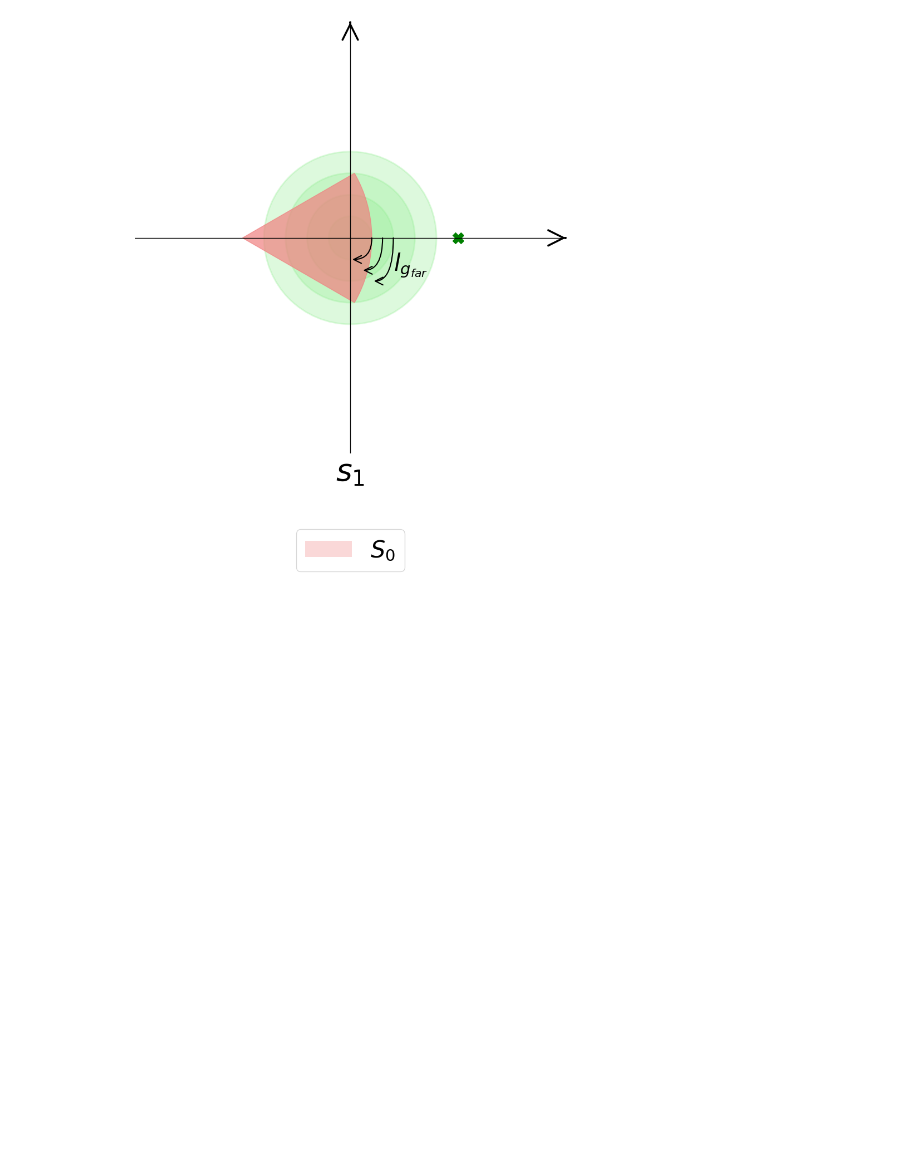
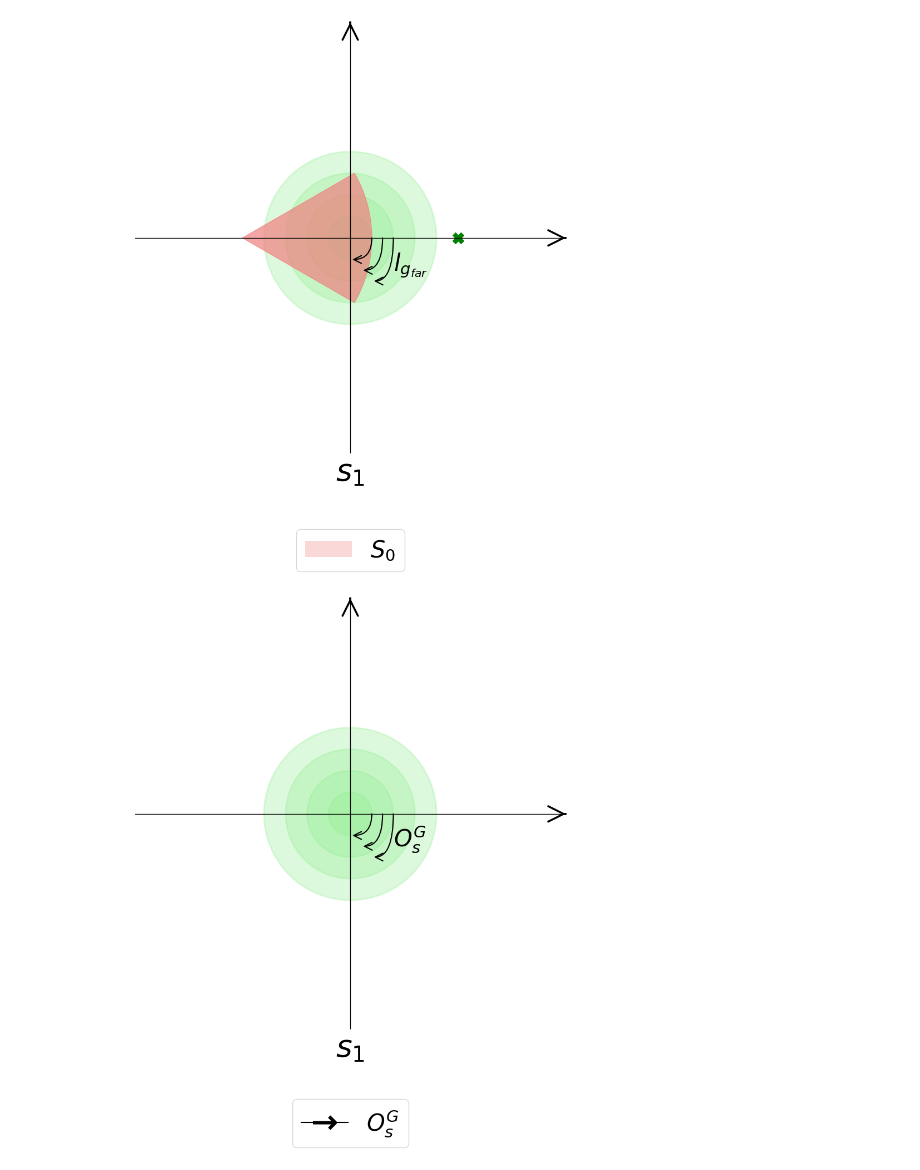
Before and after one commit to PaulNitschke/geo_meta_rl, a Jupyter notebook: notebooks/plots/hereditary_symmetry_plots.ipynb, the cells around one changed output. Cells and saved outputs as stored; diff of their text form; code cells hidden in the pictures; blank space fills up the shorter version.

Commit message:
start refactoring circle

```diff
--- a/notebooks/plots/hereditary_symmetry_plots.ipynb
+++ b/notebooks/plots/hereditary_symmetry_plots.ipynb
@@ -556,3 +556,75 @@ plt.savefig("global_generalization.png", dpi=300, bbox_inches='tight')
 plt.show()
 # %% [output]
 [figure]
+# %%
+fig, ax = plt.subplots(figsize=(FIG_HEIGHT, FIG_HEIGHT))
+
+# Set limits and aspect ratio
+ax.set_xlim(-2, 2)
+ax.set_ylim(-2, 2)
+ax.set_aspect('equal')
+# coordinate system
+import numpy as np
+
+ax.set_xticks([])
+ax.set_yticks([])
+
+
+# Draw axes
+ax.axhline(0, color='black', linewidth=1)
+ax.axvline(0, color='black', linewidth=1)
+# Arrow for s1 (x-axis)
+ax.annotate('', xy=(2.0, 0), xytext=(1.999, 0),
+            arrowprops=dict(arrowstyle='->', linewidth=2.5, color='black', mutation_scale=50))
+# Arrow for s2 (y-axis)
+ax.annotate('', xy=(0, 2), xytext=(0, 1.999),
+            arrowprops=dict(arrowstyle='->', linewidth=2.5, color='black', mutation_scale=50))
+
+
+
+# Rotated Task
+for r in RADII:
+    circle = plt.Circle((0, 0), r, edgecolor='lightgreen', facecolor='lightgreen', alpha=0.3, linewidth=2)
+    ax.add_patch(circle)
+
+# Add left actions
+g_action_shifts = [0, 0.1, 0.2]
+for g_action_shift in g_action_shifts:
+    path_data = [
+        (Path.MOVETO, (0.2+g_action_shift, 0)),
+        (Path.CURVE3, (0.2+g_action_shift, -0.2-g_action_shift)),
+        (Path.CURVE3, (0.02+g_action_shift, -0.2-g_action_shift)),
+    ]
+    codes, verts = zip(*path_data)
+    path = Path(verts, codes)
+    arrow = FancyArrowPatch(path=path, arrowstyle='->', color='black', linewidth=1.5, mutation_scale=25)
+    ax.add_patch(arrow)
+ax.annotate(r'$O^G_s$', xy=(0.2 + g_action_shifts[-1], -0.1- g_action_shifts[-1]), fontsize=1.5 * LABEL_FONT_SIZE)
+
+
+for spine in ax.spines.values():
+    spine.set_visible(False)
+ax.set_xlabel(r'$s_1$', fontsize=2 * LABEL_FONT_SIZE)
+ax.set_ylabel(r'$s_2$', fontsize=2 * LABEL_FONT_SIZE, color="white")
+
+# Legend
+handles, labels = ax.get_legend_handles_labels()
+arrow_handle = Line2D([0], [0], color='black', linestyle='-', marker=r'$\rightarrow$', markersize=30, label=r'$l_g$')
+handles.append(arrow_handle)
+labels.append(r'$O^G_s$')
+arrow_handle = Line2D([0], [0], color='black', linestyle='-', marker=r'$\rightarrow$', markersize=30, label=r'$l_g$')
+handles.append(arrow_handle)
+desired_order=[r'$O^G_s$']
+ordered = sorted(zip(handles, labels), key=lambda x: desired_order.index(x[1]))
+ordered_handles, ordered_labels = zip(*ordered)
+fig.subplots_adjust(bottom=0.05)  # Adjust to make room for legend
+ax.legend(ordered_handles, ordered_labels,
+          fontsize=1.5 * LABEL_FONT_SIZE,
+          ncol=3, loc='lower center', bbox_to_anchor=(0.5, -0.3))
+
+# Save figure
+
+plt.savefig("symmetry.png", dpi=300, bbox_inches='tight')
+plt.show()
+# %% [output]
+[figure, added]
```
Also changed, not shown: 15 other files.
